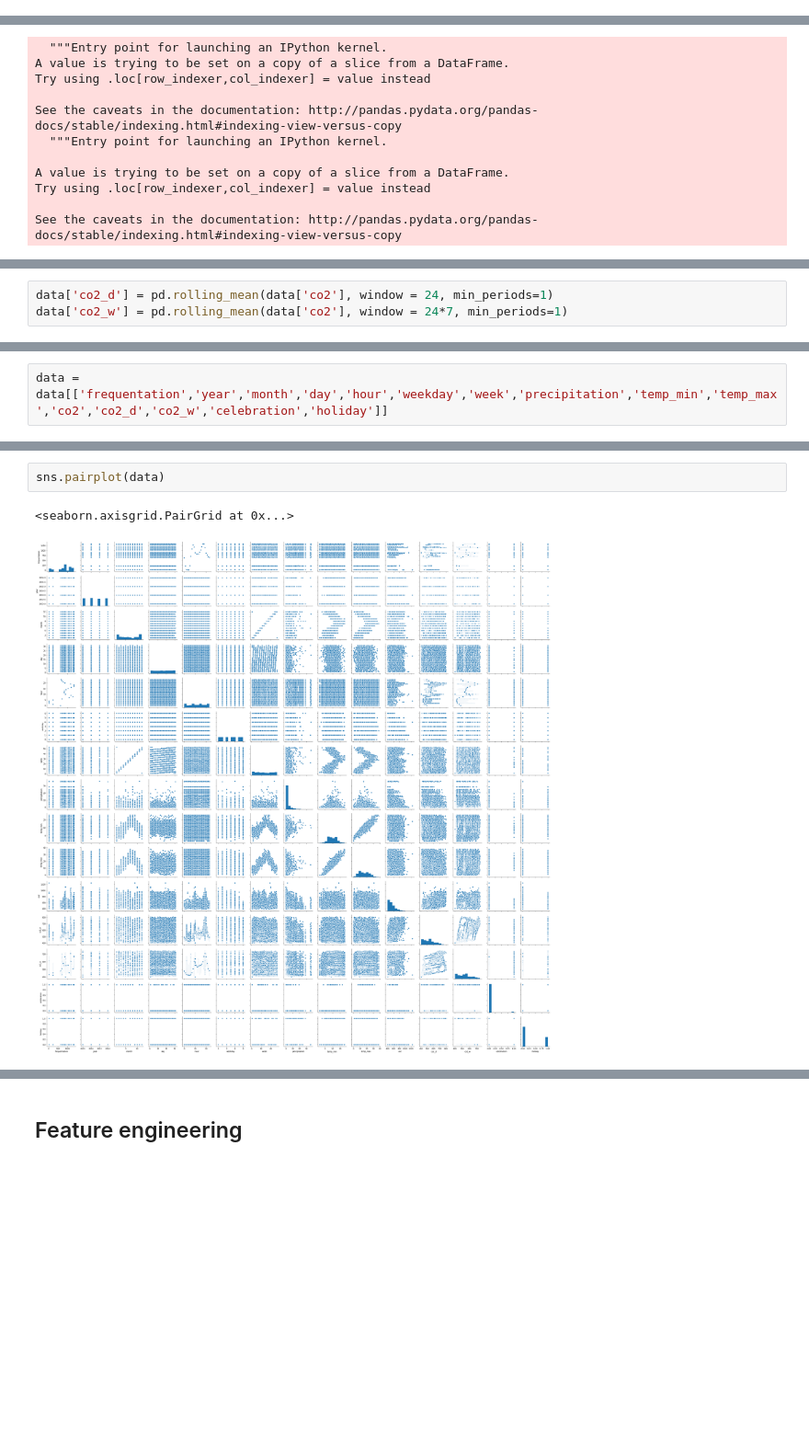
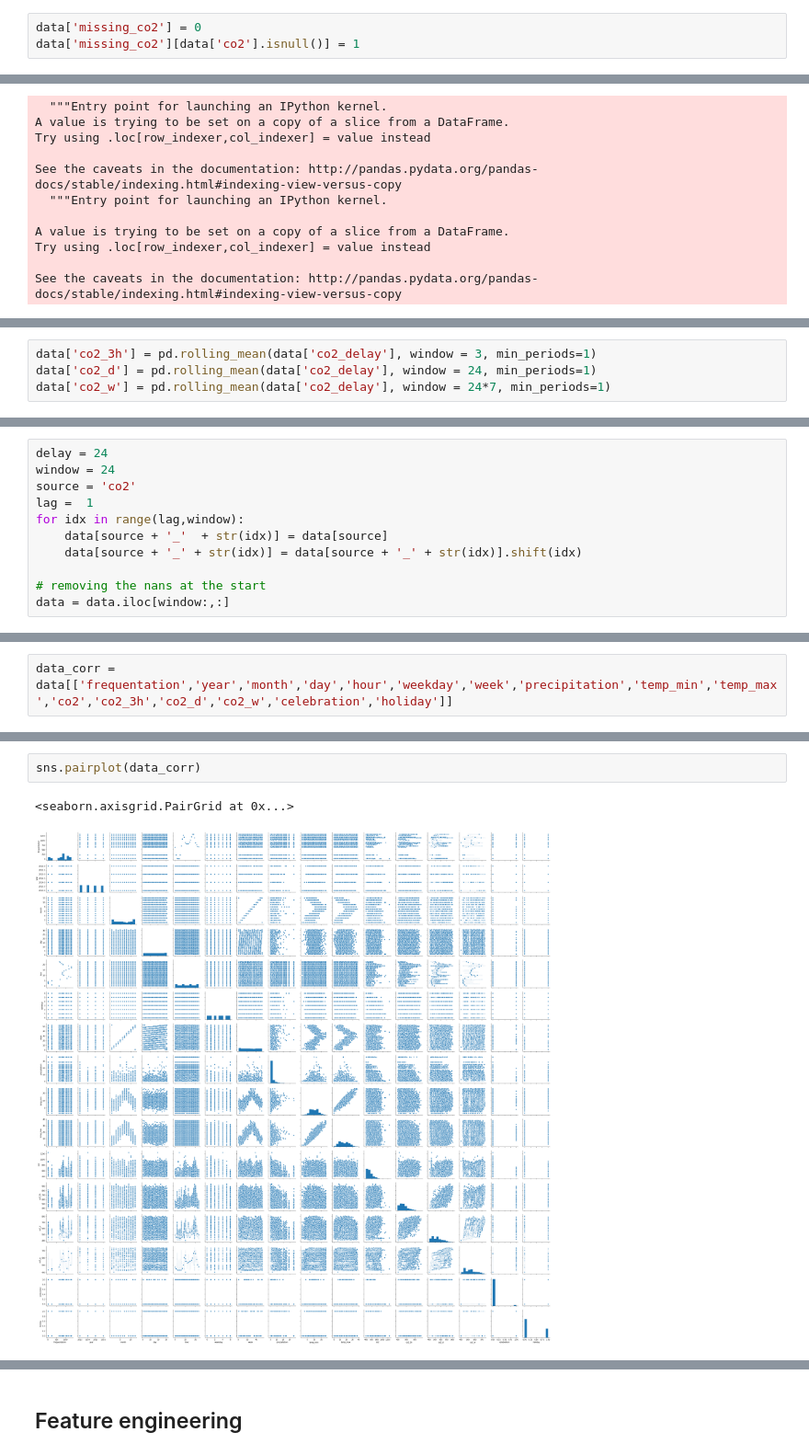
Before and after one commit to MrMey/underground_air_quality_analysis, a Jupyter notebook: analysis_romain.ipynb, the cells around one changed output, grey strips where cells are left out. Shown at 92% size. Drawn from its saved outputs; the diff is of its cells as text; blank space fills up the shorter version.

```diff
--- a/analysis_romain.ipynb
+++ b/analysis_romain.ipynb
@@ -85,0 +138,3 @@ print(len(data[data["co2"].isnull() &
+# %%
+data['missing_co2'] = 0
+data['missing_co2'][data['co2'].isnull()] = 1
@@ -226,5 +289,6 @@ data_2013[data_2013["week"] == 4].plot(x = ['weekday','hour'],y = 'co2_w', ax =
 # %%
-data['co2_d'] = pd.rolling_mean(data['co2'], window = 24, min_periods=1)
-data['co2_w'] = pd.rolling_mean(data['co2'], window = 24*7, min_periods=1)
+data['co2_3h'] = pd.rolling_mean(data['co2_delay'], window = 3, min_periods=1)
+data['co2_d'] = pd.rolling_mean(data['co2_delay'], window = 24, min_periods=1)
+data['co2_w'] = pd.rolling_mean(data['co2_delay'], window = 24*7, min_periods=1)
 # %% [output]
   """Entry point for launching an IPython kernel.
@@ -230,0 +299,11 @@ data['co2_w'] = pd.rolling_mean(data['co2'], window = 24*7, min_periods=1)
+# %%
+delay = 24
+window = 24
+source = 'co2'
+lag =  1
+for idx in range(lag,window):
+    data[source + '_'  + str(idx)] = data[source]
+    data[source + '_' + str(idx)] = data[source + '_' + str(idx)].shift(idx)
+
+# removing the nans at the start
+data = data.iloc[window:,:]
@@ -231,2 +312,2 @@ data['co2_w'] = pd.rolling_mean(data['co2'], window = 24*7, min_periods=1)
 # %%
-data = data[['frequentation','year','month','day','hour','weekday','week','precipitation','temp_min','temp_max','co2','co2_d','co2_w','celebration','holiday']]
+data_corr = data[['frequentation','year','month','day','hour','weekday','week','precipitation','temp_min','temp_max','co2','co2_3h','co2_d','co2_w','celebration','holiday']]
@@ -233,5 +321,5 @@ data = data[['frequentation','year','month','day','hour','weekday','week','preci
 # %%
-sns.pairplot(data)
+sns.pairplot(data_corr)
 # %% [output]
 <seaborn.axisgrid.PairGrid at 0x...>
-[figure, old version]
+[figure, new version]
```
Also changed, not shown: parts of 72 cells of this notebook, 3 other files.
